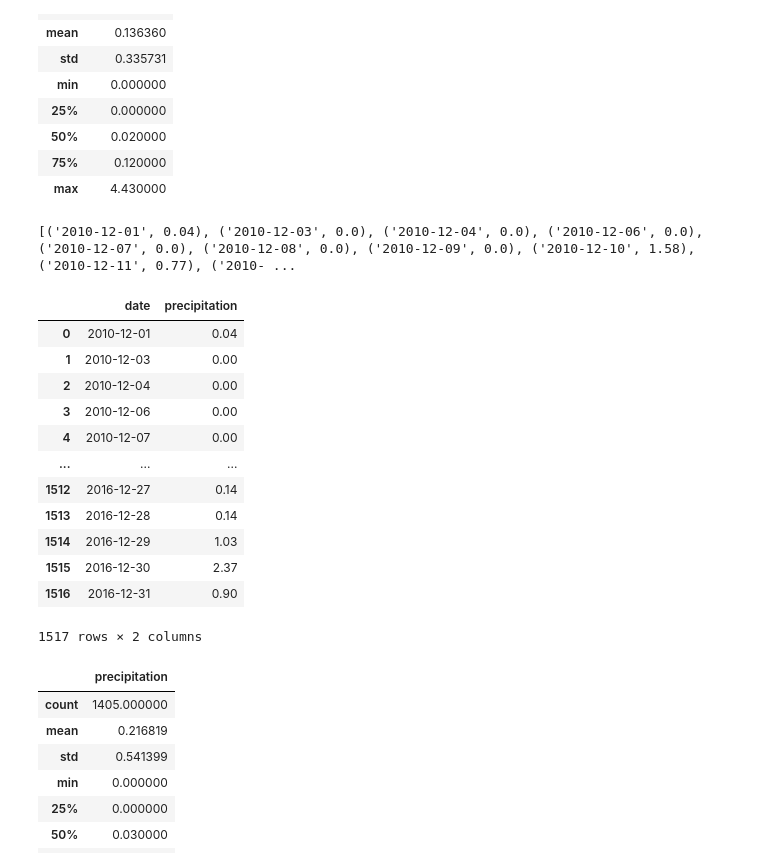
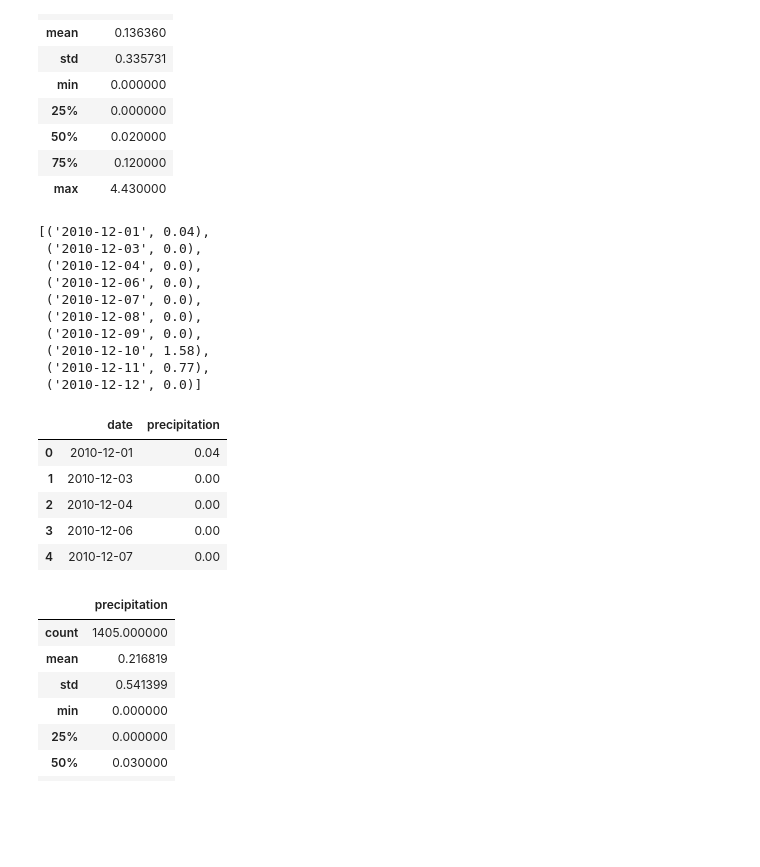
Before and after one commit to Terez18/surfs_up, a Jupyter notebook: Challenge_week_9/SurfsUp_Challenge.ipynb, the cells around one changed output. Cells and saved outputs as stored; diff of their text form; code cells hidden in the pictures; blank space fills up the shorter version.

```diff
--- a/Challenge_week_9/SurfsUp_Challenge.ipynb
+++ b/Challenge_week_9/SurfsUp_Challenge.ipynb
@@ -216,26 +190,28 @@ df_prcp_6.describe()
 # %%
 # amount of rain in December
 results_prcp_12 = session.query(Measurement.date, Measurement.prcp).filter(extract('month', Measurement.date)==12).all()
-print(results_prcp_12)
+results_prcp_12[:10]
 # %% [output]
-[('2010-12-01', 0.04), ('2010-12-03', 0.0), ('2010-12-04', 0.0), ('2010-12-06', 0.0), ('2010-12-07', 0.0), ('2010-12-08', 0.0), ('2010-12-09', 0.0), ('2010-12-10', 1.58), ('2010-12-11', 0.77), ('2010- ...
+[('2010-12-01', 0.04),
+ ('2010-12-03', 0.0),
+ ('2010-12-04', 0.0),
+ ('2010-12-06', 0.0),
+ ('2010-12-07', 0.0),
+ ('2010-12-08', 0.0),
+ ('2010-12-09', 0.0),
+ ('2010-12-10', 1.58),
+ ('2010-12-11', 0.77),
+ ('2010-12-12', 0.0)]
 # %%
 df_prcp_12 = pd.DataFrame(results_prcp_12, columns=['date', 'precipitation'])
-df_prcp_12
+df_prcp_12.head()
 # %% [output]
 |  | date | precipitation |
 | 0 | 2010-12-01 | 0.04 |
 | 1 | 2010-12-03 | 0.00 |
 | 2 | 2010-12-04 | 0.00 |
 | 3 | 2010-12-06 | 0.00 |
 | 4 | 2010-12-07 | 0.00 |
-| ... | ... | ... |
-| 1512 | 2016-12-27 | 0.14 |
-| 1513 | 2016-12-28 | 0.14 |
-| 1514 | 2016-12-29 | 1.03 |
-| 1515 | 2016-12-30 | 2.37 |
-| 1516 | 2016-12-31 | 0.90 |
-1517 rows × 2 columns
 # %%
 df_prcp_12.describe()
 # %% [output]
```
Also changed, not shown: parts of 8 cells of this notebook.
